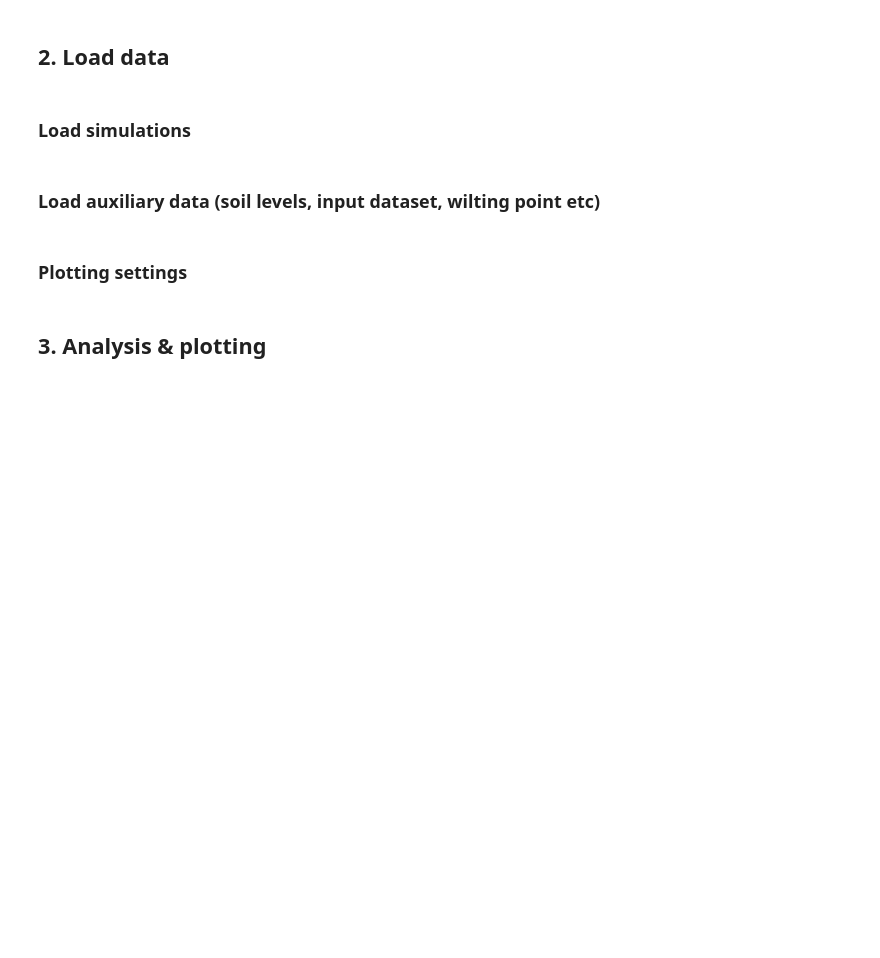
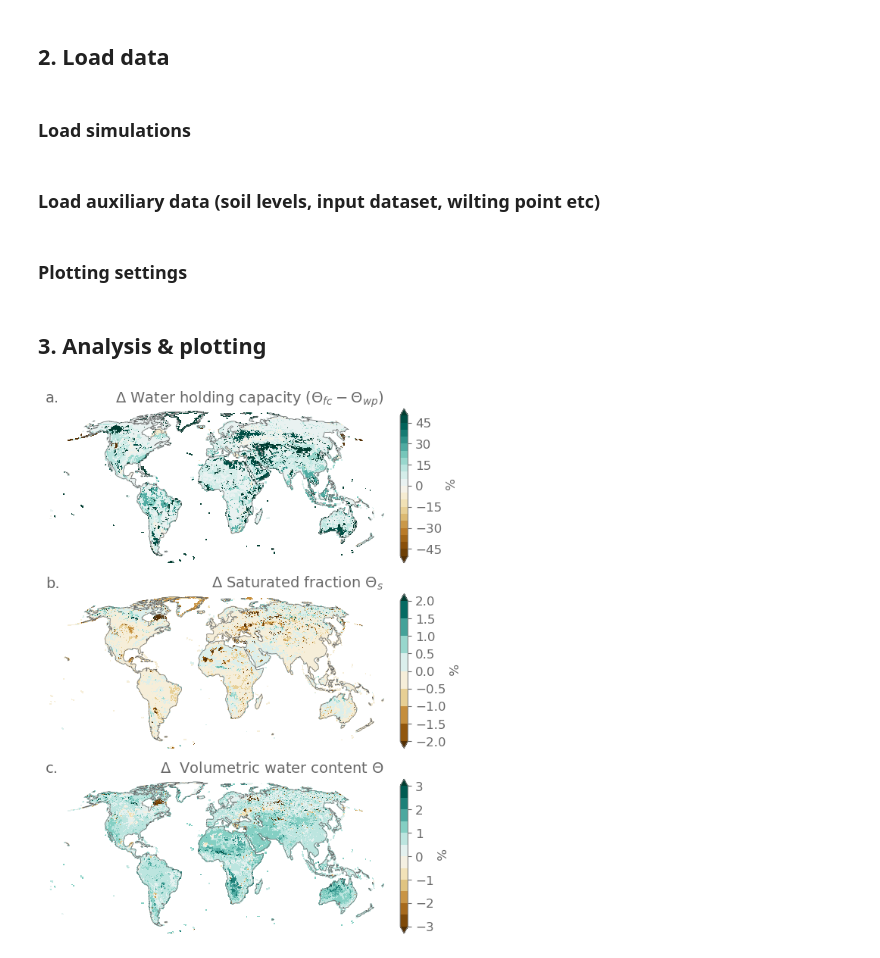
Before and after one commit to Ivanderkelen/Vanderkelen_etal_2025_BG, a Jupyter notebook: plot_default_waterholdingcapacity2.ipynb, the cells around one changed output. Drawn from its saved outputs; the diff is of its cells as text; code cells hidden in the pictures; blank space fills up the shorter version.

```diff
--- a/plot_default_waterholdingcapacity2.ipynb
+++ b/plot_default_waterholdingcapacity2.ipynb
@@ -34,6 +32,9 @@ outdir = '/project/s1207/ivanderk/scratch/'
 
 figdir = '/users/ivanderk/notebooks_4p1000/figures/'
 
+outdir = '/dodrio/scratch/projects/2022_200/project_output/rcs/CORDEXBE2/innev/4p1000/'
+figdir = '/dodrio/scratch/projects/2022_200/project_output/rcs/CORDEXBE2/innev/4p1000/4p1000/figures/'
+
 # Define directory where processing is done
 procdir =  outdir + 'processing_4p1000/'
 
@@ -175,6 +176,7 @@ label = labels[0]
 da_toplot = da_delta_whc_rel
 title = '$\Delta$ Water holding capacity ($\Theta_{fc} - \Theta_{wp}$)'
 levels = np.arange(-20,22.5,2.5)
+levels = np.arange(-50,55,5)
 
 da_toplot.plot(ax=ax, transform=ccrs.PlateCarree(), cmap='BrBG', extend='both',  levels=levels,  cbar_kwargs={'label':' %', 'fraction': 0.02, 'pad': 0.04}, add_labels=False)
 ax.set_title(title, loc='right')
@@ -189,30 +191,35 @@ ax = axes[1]
 label = labels[1]
 da_toplot = da_delta_satfrac_rel
 title = '$\Delta$ Saturated fraction $\Theta_{s}$ '
 levels = np.arange(-1,1.1,0.1)
+levels = np.arange(-2,2.5,0.5)
+
 
 da_toplot.plot(ax=ax, transform=ccrs.PlateCarree(), cmap='BrBG', extend='both',  levels=levels,  cbar_kwargs={'label':' %', 'fraction': 0.02, 'pad': 0.04}, add_labels=False)
 ax.set_title(title, loc='right')
 ax.set_title(label, loc='left')
 ax.coastlines(color='dimgray', linewidth=0.5)
 ax.set_extent([-180,180,-63,90], crs=ccrs.PlateCarree())
 ax.axis('off')
 
 
 ax = axes[2]
 label = labels[2]
 da_toplot = da_delta_h2o_rel
 title = '$\Delta$  Volumetric water content $\Theta$'
 levels = np.arange(-1,1.1,0.1)
+levels = np.arange(-3,3.5,0.5)
 
 da_toplot.plot(ax=ax, transform=ccrs.PlateCarree(), cmap='BrBG', extend='both',  levels=levels,  cbar_kwargs={'label':' %', 'fraction': 0.02, 'pad': 0.04}, add_labels=False)
 ax.set_title(title, loc='right')
 ax.set_title(label, loc='left')
 
 ax.coastlines(color='dimgray', linewidth=0.5)
 ax.set_extent([-180,180,-63,90], crs=ccrs.PlateCarree())
 ax.axis('off')
 
 
 fig.tight_layout()
 fig.savefig(figdir+'waterholdingcapacity.png')
+# %% [output]
+[figure, added]
```
Also changed, not shown: parts of 4 cells of this notebook, 23 other files.
